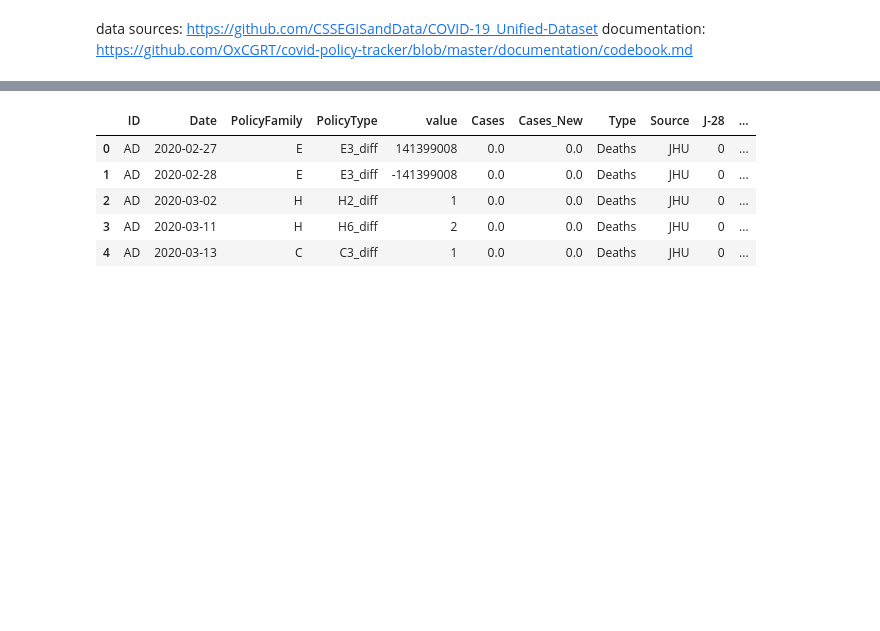
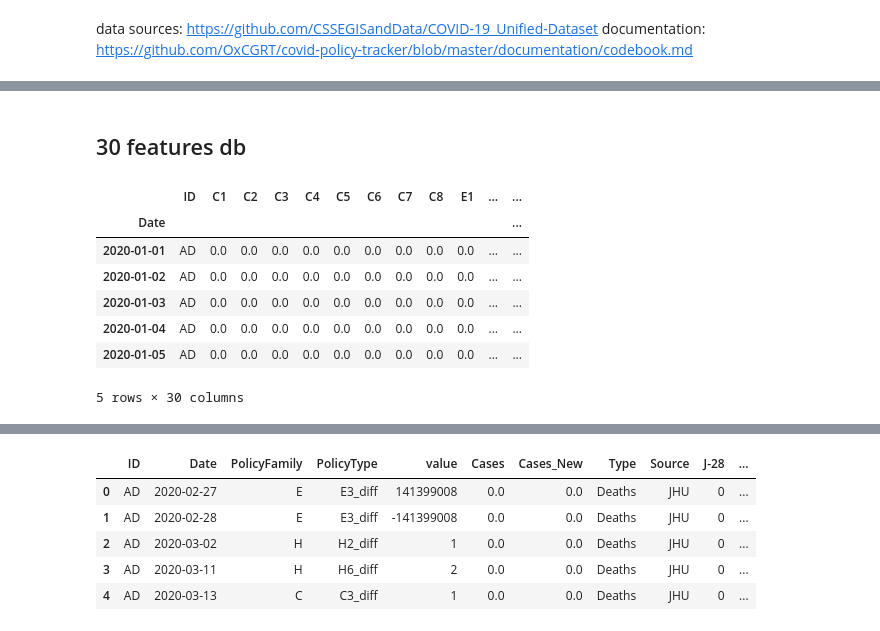
Before and after one commit to TristanBOOK/coronanet, a Jupyter notebook: Notebooks/paul_db_enriched.ipynb, the cells around one changed output, grey strips where cells are left out. Cells and saved outputs as stored; diff of their text form; code cells hidden in the pictures; blank space fills up the shorter version.

```diff
--- a/Notebooks/paul_db_enriched.ipynb
+++ b/Notebooks/paul_db_enriched.ipynb
@@ -10,0 +47,2 @@ from sklearn.preprocessing import OneHotEncoder
+# %% [markdown]
+## 30 features db
@@ -10,0 +64,11 @@ from sklearn.preprocessing import OneHotEncoder
+# %%
+clean_df.head()
+# %% [output]
+|  | ID | C1 | C2 | C3 | C4 | C5 | C6 | C7 | C8 | E1 | ... | ... |
+| Date |  |  |  |  |  |  |  |  |  |  |  | ... |
+| 2020-01-01 | AD | 0.0 | 0.0 | 0.0 | 0.0 | 0.0 | 0.0 | 0.0 | 0.0 | 0.0 | ... | ... |
+| 2020-01-02 | AD | 0.0 | 0.0 | 0.0 | 0.0 | 0.0 | 0.0 | 0.0 | 0.0 | 0.0 | ... | ... |
+| 2020-01-03 | AD | 0.0 | 0.0 | 0.0 | 0.0 | 0.0 | 0.0 | 0.0 | 0.0 | 0.0 | ... | ... |
+| 2020-01-04 | AD | 0.0 | 0.0 | 0.0 | 0.0 | 0.0 | 0.0 | 0.0 | 0.0 | 0.0 | ... | ... |
+| 2020-01-05 | AD | 0.0 | 0.0 | 0.0 | 0.0 | 0.0 | 0.0 | 0.0 | 0.0 | 0.0 | ... | ... |
+5 rows × 30 columns
```
Also changed, not shown: parts of 47 cells of this notebook.
